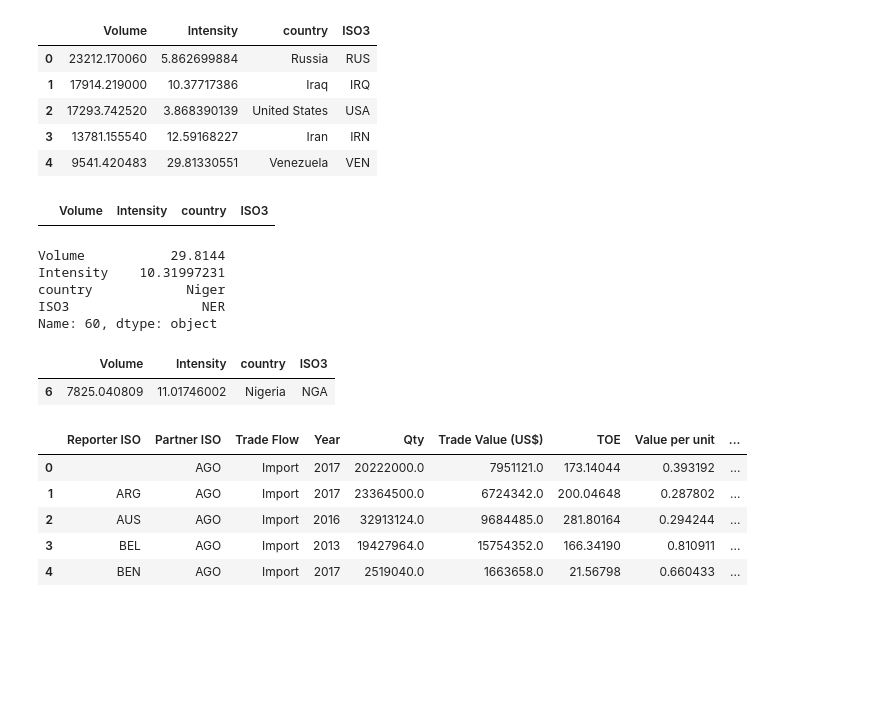
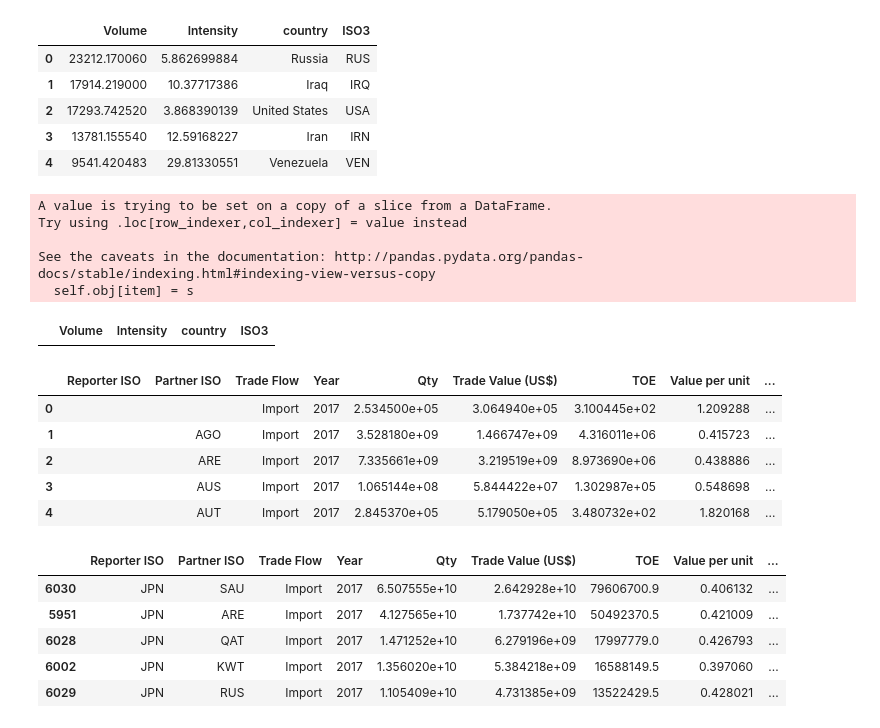
Before and after one commit to worldbank/INFRA_SAP, a Jupyter notebook: Notebooks/DP_INFRA_B_MappingImportedFlaring.ipynb, the cells around one changed output. Saved outputs shown, nothing was run; the diff lists cells and outputs as text; code cells hidden in the pictures; blank space fills up the shorter version.

```diff
--- a/Notebooks/DP_INFRA_B_MappingImportedFlaring.ipynb
+++ b/Notebooks/DP_INFRA_B_MappingImportedFlaring.ipynb
@@ -30,7 +30,7 @@ import numpy as np
 # %%
 # Define input variables
 # COMTRADE data can be downloaded here - https://datacatalog.worldbank.org/dataset/global-comtrade-flows-data
-comtrade_file = '/home/wb411133/data/Projects/INFRA/FLOWS/Gas/GEOJSON/gas_country_flows_imports.geojson'
+comtrade_file = '/home/wb411133/data/Projects/INFRA/FLOWS/Oil/GEOJSON/oil_country_flows_imports.geojson'
 flare_data = '/home/public/Data/GLOBAL/INFRA/FLARING/2019_flare_catalog.csv'
 flare_national_data = '/home/public/Data/GLOBAL/INFRA/FLARING/National_flaring_2019.csv'
 
@@ -97,52 +127,53 @@ See the caveats in the documentation: http://pandas.pydata.org/pandas-docs/stabl
 | 3 | 13781.155540 | 12.59168227 | Iran | IRN |
 | 4 | 9541.420483 | 29.81330551 | Venezuela | VEN |
 # %%
-# Three of the country names don't grok, set them manually
+# 5 of the country names don't grok, set them manually
 
 #flare_2019.loc[flare_2019['ISO3'] == "NA"]
 flare_2019.iloc[16, 3] = "COG"
-flare_2019.iloc[30, 3] = "UAE"
+flare_2019.iloc[30, 3] = "ARE"
 flare_2019.iloc[44, 3] = "COD"
 flare_2019.iloc[60, 3] = "NER"
 flare_2019.loc[flare_2019['ISO3'] == "NA"]
 # %% [output]
+A value is trying to be set on a copy of a slice from a DataFrame.
+Try using .loc[row_indexer,col_indexer] = value instead
+
+See the caveats in the documentation: http://pandas.pydata.org/pandas-docs/stable/indexing.html#indexing-view-versus-copy
+  self.obj[item] = s
 |  | Volume | Intensity | country | ISO3 |
-# %%
-flare_2019.iloc[60]
-# %% [output]
-Volume           29.8144
-Intensity    10.31997231
-country            Niger
-ISO3                 NER
-Name: 60, dtype: object
-# %%
-flare_2019.loc[flare_2019['ISO3'] == "NGA"]
-# %% [output]
-|  | Volume | Intensity | country | ISO3 |
-| 6 | 7825.040809 | 11.01746002 | Nigeria | NGA |
 # %%
 #Combine the flare intensity information with the comtrade data
-in_flaring_combined = pd.merge(inCom, flare_2019, left_on="Partner ISO", right_on="ISO3")
+in_flaring_combined = pd.merge(inCom, flare_2019, left_on="Partner ISO", right_on="ISO3", how="left")
 #Drop unnecessary columns
 in_flaring_combined = in_flaring_combined.drop(['Reporter_Pt', 'Partner_Pt', 'geometry', 'country', 'ISO3'], axis=1)
 
 def tryFloat(x):
     try:
         return(float(x))
     except:
         return(0.)
 
 # Multiply the TOE from the comtrade data by the intensity information
 ### TODO: TOE is not the unit appropriate for intensity calculations; however, the relative rank is still useful
 in_flaring_combined['TOE'] = in_flaring_combined['TOE'].apply(float)
 in_flaring_combined['Intensity'] = in_flaring_combined['Intensity'].apply(tryFloat)
 in_flaring_combined['TOE_I'] = in_flaring_combined['TOE'] * in_flaring_combined['Intensity']
 in_flaring_combined.head()
 # %% [output]
 |  | Reporter ISO | Partner ISO | Trade Flow | Year | Qty | Trade Value (US$) | TOE | Value per unit | ... |
-| 0 |  | AGO | Import | 2017 | 20222000.0 | 7951121.0 | 173.14044 | 0.393192 | ... |
-| 1 | ARG | AGO | Import | 2017 | 23364500.0 | 6724342.0 | 200.04648 | 0.287802 | ... |
-| 2 | AUS | AGO | Import | 2016 | 32913124.0 | 9684485.0 | 281.80164 | 0.294244 | ... |
-| 3 | BEL | AGO | Import | 2013 | 19427964.0 | 15754352.0 | 166.34190 | 0.810911 | ... |
-| 4 | BEN | AGO | Import | 2017 | 2519040.0 | 1663658.0 | 21.56798 | 0.660433 | ... |
+| 0 |  |  | Import | 2017 | 2.534500e+05 | 3.064940e+05 | 3.100445e+02 | 1.209288 | ... |
+| 1 |  | AGO | Import | 2017 | 3.528180e+09 | 1.466747e+09 | 4.316011e+06 | 0.415723 | ... |
+| 2 |  | ARE | Import | 2017 | 7.335661e+09 | 3.219519e+09 | 8.973690e+06 | 0.438886 | ... |
+| 3 |  | AUS | Import | 2017 | 1.065144e+08 | 5.844422e+07 | 1.302987e+05 | 0.548698 | ... |
+| 4 |  | AUT | Import | 2017 | 2.845370e+05 | 5.179050e+05 | 3.480732e+02 | 1.820168 | ... |
+# %%
+in_flaring_combined.loc[(in_flaring_combined['Reporter ISO'] == "JPN") & (in_flaring_combined['Year'] == "2017")].sort_values('TOE', ascending=False).head()
+# %% [output]
+|  | Reporter ISO | Partner ISO | Trade Flow | Year | Qty | Trade Value (US$) | TOE | Value per unit | ... |
+| 6030 | JPN | SAU | Import | 2017 | 6.507555e+10 | 2.642928e+10 | 79606700.9 | 0.406132 | ... |
+| 5951 | JPN | ARE | Import | 2017 | 4.127565e+10 | 1.737742e+10 | 50492370.5 | 0.421009 | ... |
+| 6028 | JPN | QAT | Import | 2017 | 1.471252e+10 | 6.279196e+09 | 17997779.0 | 0.426793 | ... |
+| 6002 | JPN | KWT | Import | 2017 | 1.356020e+10 | 5.384218e+09 | 16588149.5 | 0.397060 | ... |
+| 6029 | JPN | RUS | Import | 2017 | 1.105409e+10 | 4.731385e+09 | 13522429.5 | 0.428021 | ... |
 # %%
```
Also changed, not shown: parts of 5 cells of this notebook, 6 other files.
